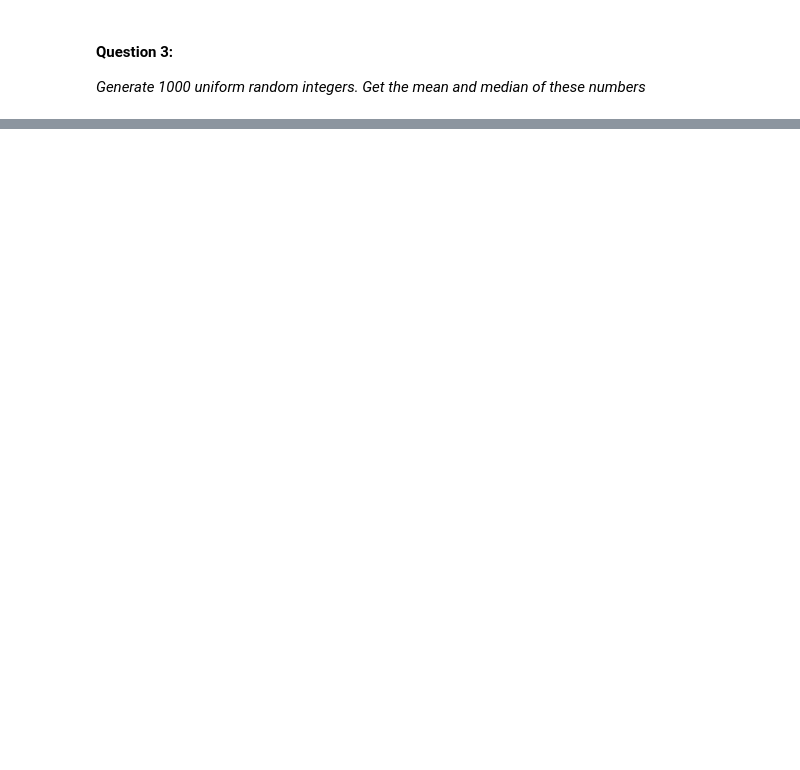
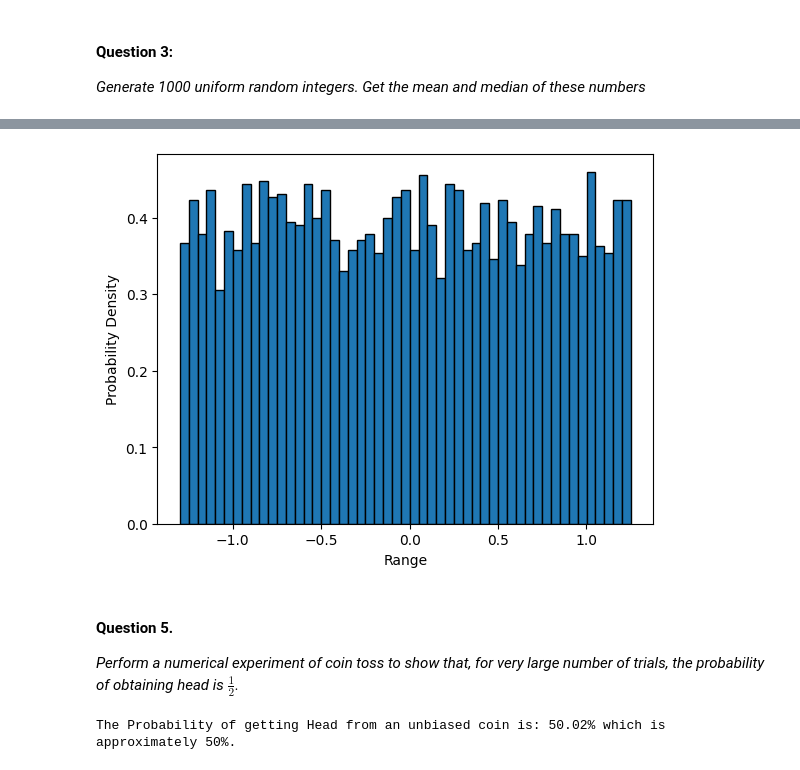
Before and after one commit to Shravan1729/Programming, a Jupyter notebook: Python/College/Sem-5/Assignment.ipynb, the cells around one changed output, grey strips where cells are left out. Cells and saved outputs as stored; diff of their text form; code cells hidden in the pictures; blank space fills up the shorter version.

```diff
--- a/Python/College/Sem-5/Assignment.ipynb
+++ b/Python/College/Sem-5/Assignment.ipynb
@@ -94,0 +80,40 @@ TypeError: float expected at most 1 argument, got 2
+# %%
+N = 5000
+a, b, dx = -1.3, 1.3, 0.05
+Dist = np.zeros(N)
+
+for i in range(N):
+    Dist[i] = np.random.uniform(a,b)
+
+bins = [min(Dist)]
+
+i = 1
+while True:
+    while bins[i-1]+dx <= max(Dist):
+        bins.append(bins[i-1]+dx)
+        i+=1
+    else:
+        break
+
+plt.xlabel("Range")
+plt.ylabel("Probability Density")
+plt.hist(Dist, bins, density= True, edgecolor='black')
+plt.show()
+# %% [output]
+[figure, added]
+# %% [markdown]
+#### Question 5.
+*Perform a numerical experiment of coin toss to show that, for very large number of trials, the probability of obtaining head is $\frac{1}{2}$.*
+# %%
+#Number of trials
+Trials = 10e6
+#array to store head
+Heads = []
+
+for i in range(int(Trials)):
+    if np.random.random()<0.5:
+        Heads.append([1])
+
+print("The Probability of getting Head from an unbiased coin is: {:0.2f}% which is approximately 50%.".format((len(Heads)/Trials)*100))
+# %% [output]
+The Probability of getting Head from an unbiased coin is: 50.02% which is approximately 50%.
```
Also changed, not shown: parts of 10 cells of this notebook, 1 other file.
